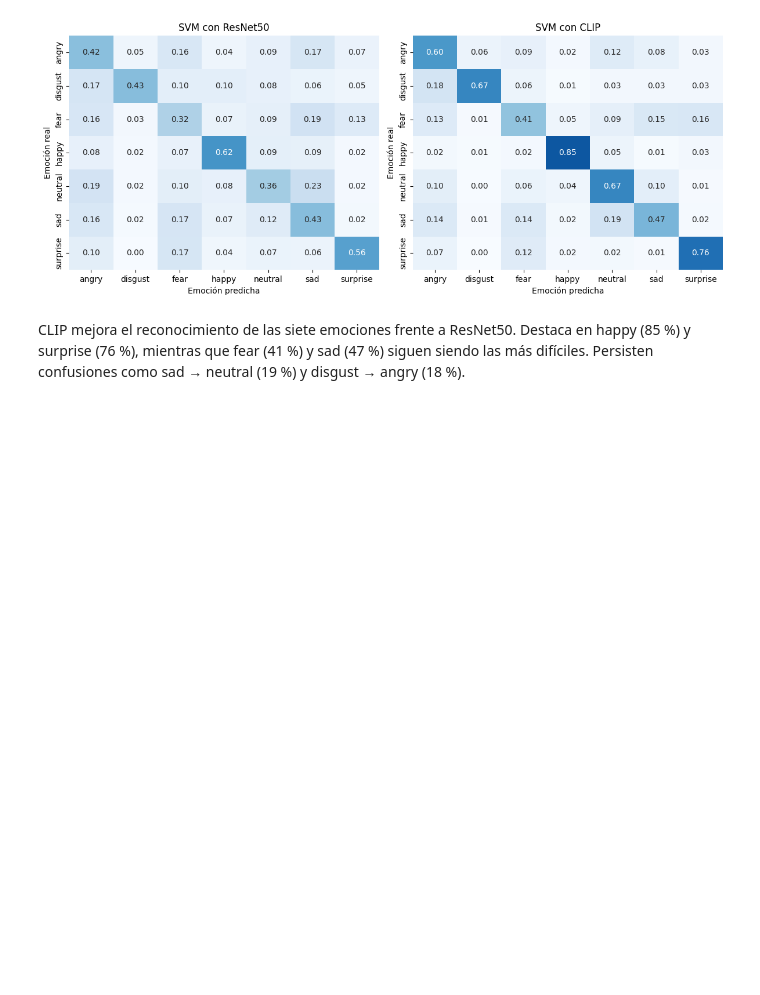
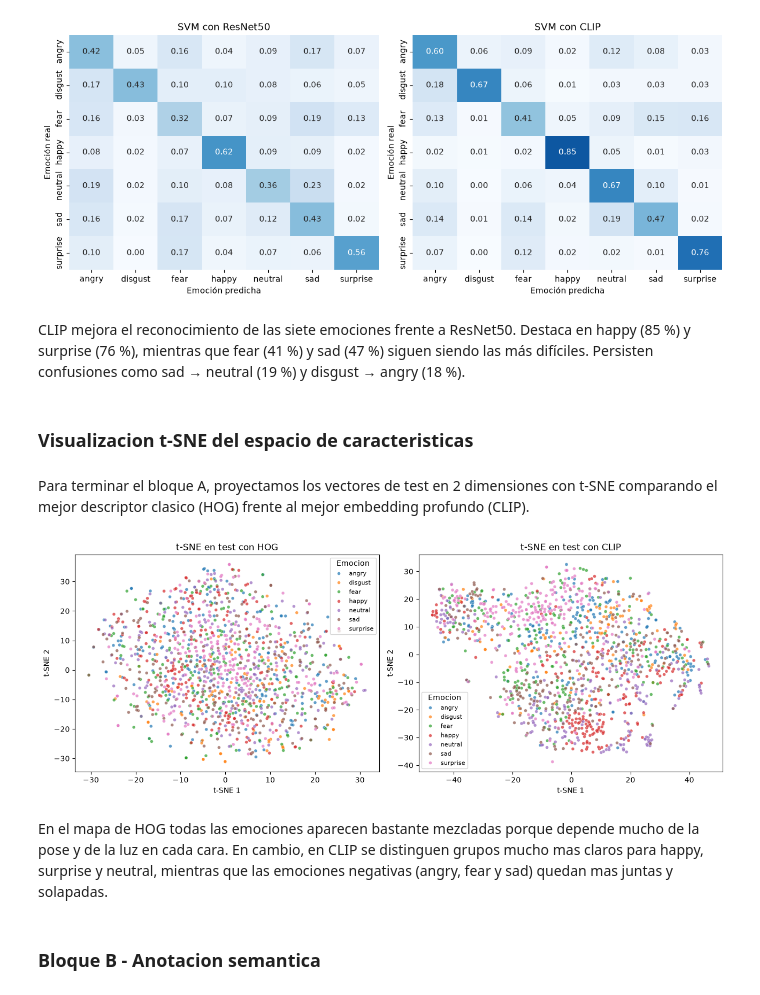
Before and after one commit to oliverAnderson18/deteccion_emociones, a Jupyter notebook: develop.ipynb, the cells around one changed output. Cells and saved outputs as stored; diff of their text form; code cells hidden in the pictures; blank space fills up the shorter version.

```diff
--- a/develop.ipynb
+++ b/develop.ipynb
@@ -1167,10 +1069,7 @@ def extract_orb(image):
 
     bits = np.unpackbits(descriptors, axis=1).astype(np.float32)
 
-    features = np.concatenate([
-        bits.mean(axis=0),
-        bits.std(axis=0)
-    ])
+    features = np.concatenate([bits.mean(axis=0), bits.std(axis=0)])
 
     return features, len(keypoints)
 
@@ -1391,9 +1278,7 @@ Ahora usaremos ResNet50, preentrenada con ImageNet como extractor de caracterist
 import torch
 from torchvision.models import resnet50, ResNet50_Weights
 
-DEVICE = torch.device(
-    "cuda" if torch.cuda.is_available() else "cpu"
-)
+DEVICE = torch.device("cuda" if torch.cuda.is_available() else "cpu")
 
 resnet_weights = ResNet50_Weights.DEFAULT
 resnet_preprocess = resnet_weights.transforms()
@@ -1542,8 +1417,7 @@ Note: you may need to restart the kernel to use updated packages.
 import open_clip
 
 clip_model, _, clip_preprocess = open_clip.create_model_and_transforms(
-    "ViT-B-32",
-    pretrained="openai"
+    "ViT-B-32", pretrained="openai"
 )
 
 clip_model = clip_model.to(DEVICE).eval()
@@ -1691,10 +1557,7 @@ fig, axes = plt.subplots(1, 2, figsize=(12, 5))
 
 for ax, name in zip(axes, ["ResNet50", "CLIP"]):
     cm = confusion_matrix(
-        y_test,
-        svm_predictions[name],
-        labels=CLASSES,
-        normalize="true"
+        y_test, svm_predictions[name], labels=CLASSES, normalize="true"
     )
 
     sns.heatmap(
@@ -1707,7 +1570,7 @@ for ax, name in zip(axes, ["ResNet50", "CLIP"]):
         vmin=0,
         vmax=1,
         cbar=False,
-        ax=ax
+        ax=ax,
     )
 
     ax.set_title(f"SVM con {name}")
@@ -1723,3 +1586,47 @@ CLIP mejora el reconocimiento de las siete emociones frente a ResNet50.
 Destaca en happy (85 %) y surprise (76 %), mientras que fear (41 %)
 y sad (47 %) siguen siendo las más difíciles. Persisten confusiones
 como sad → neutral (19 %) y disgust → angry (18 %).
+# %% [markdown]
+### Visualizacion t-SNE del espacio de caracteristicas
+# %% [markdown]
+Para terminar el bloque A, proyectamos los vectores de test en 2 dimensiones con t-SNE comparando el mejor descriptor clasico (HOG) frente al mejor embedding profundo (CLIP).
+# %%
+from sklearn.manifold import TSNE
+
+fig, axes = plt.subplots(1, 2, figsize=(13, 5))
+
+for ax, name, feats in [
+    (axes[0], "HOG", HOG_test),
+    (axes[1], "CLIP", CLIP_test),
+]:
+    scaled = StandardScaler().fit_transform(feats)
+    proj = TSNE(
+        n_components=2,
+        perplexity=30,
+        random_state=SEED,
+        init="pca",
+        learning_rate="auto",
+    ).fit_transform(scaled)
+
+    sns.scatterplot(
+        x=proj[:, 0],
+        y=proj[:, 1],
+        hue=y_test,
+        hue_order=CLASSES,
+        s=18,
+        alpha=0.7,
+        ax=ax,
+    )
+    ax.set_title(f"t-SNE en test con {name}")
+    ax.set_xlabel("t-SNE 1")
+    ax.set_ylabel("t-SNE 2")
+    ax.legend(title="Emocion", fontsize=8)
+
+plt.tight_layout()
+plt.show()
+# %% [output]
+[figure, added]
+# %% [markdown]
+En el mapa de HOG todas las emociones aparecen bastante mezcladas porque depende mucho de la pose y de la luz en cada cara. En cambio, en CLIP se distinguen grupos mucho mas claros para happy, surprise y neutral, mientras que las emociones negativas (angry, fear y sad) quedan mas juntas y solapadas.
+# %% [markdown]
+### Bloque B - Anotacion semantica
```
Also changed, not shown: parts of 70 cells of this notebook, 6 other files.
